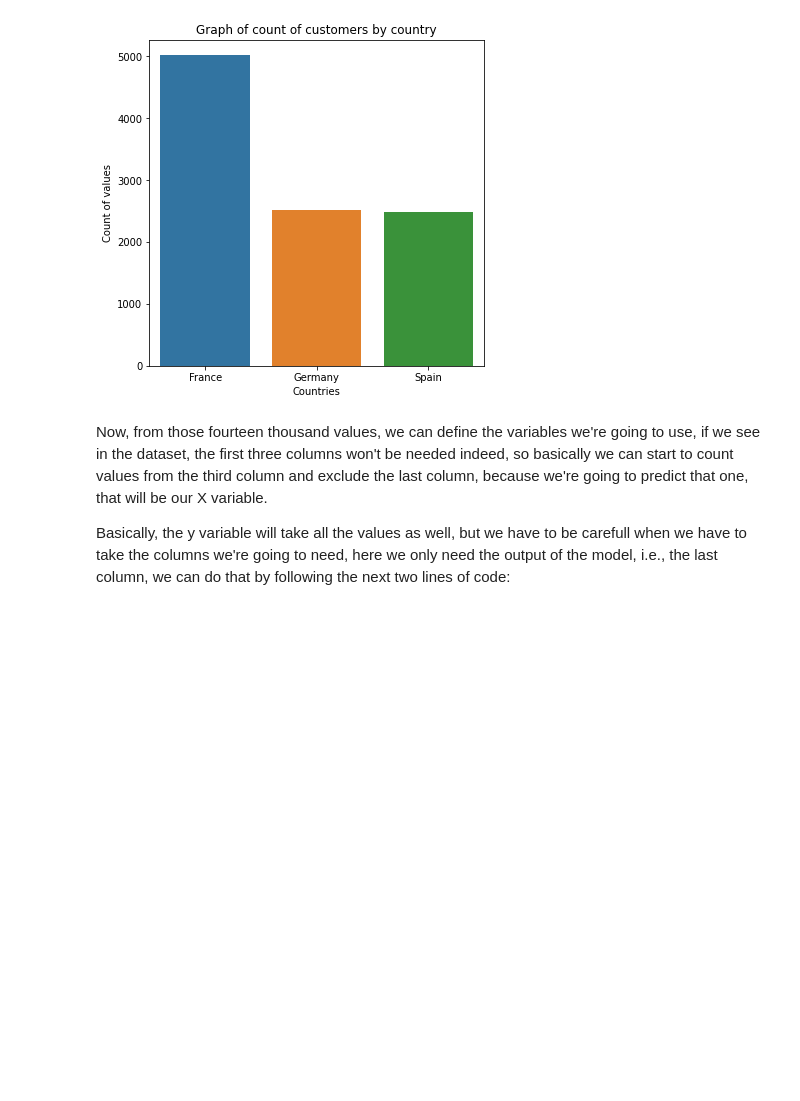
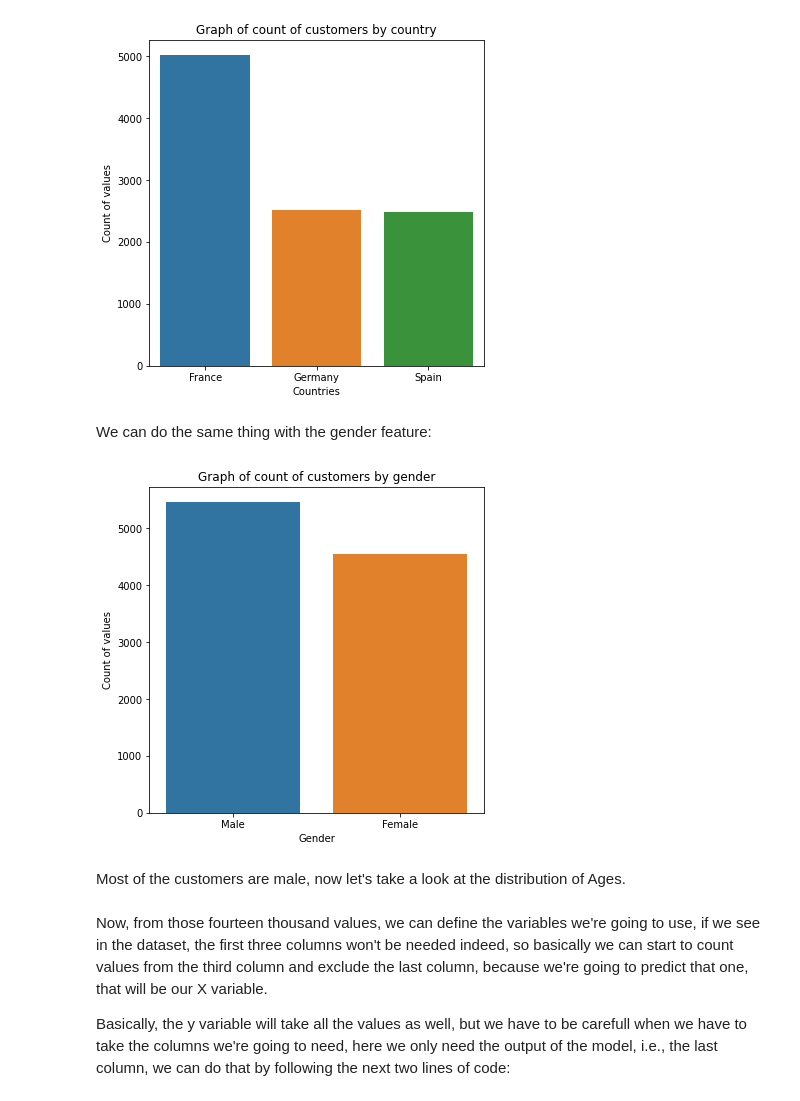
Before and after one commit to earo12/Case-Study-ANN, a Jupyter notebook: ANN_Case_Study.ipynb, the cells around one changed output. Saved outputs shown, nothing was run; the diff lists cells and outputs as text; code cells hidden in the pictures; blank space fills up the shorter version.

Commit message:
Added graph of gender

```diff
--- a/ANN_Case_Study.ipynb
+++ b/ANN_Case_Study.ipynb
@@ -114,6 +136,19 @@ plt.title('Graph of count of customers by country')
 plt.show()
 # %% [output]
 [figure]
+# %% [markdown]
+We can do the same thing with the gender feature:
+# %%
+x_vals = df['Gender'].value_counts()
+sns.barplot(data = df, x = x_vals.index, y = x_vals.values)
+plt.xlabel('Gender')
+plt.ylabel('Count of values')
+plt.title('Graph of count of customers by gender')
+plt.show()
+# %% [output]
+[figure, added]
+# %% [markdown]
+Most of the customers are male, now let's take a look at the distribution of Ages.
 # %% [markdown]
 Now, from those fourteen thousand values, we can define the variables we're going to use, if we see in the dataset, the first three columns won't be needed indeed, so basically we can start to count values from the third column and exclude the last column, because we're going to predict that one, that will be our X variable.
 
```
Also changed, not shown: parts of 2 cells of this notebook.
